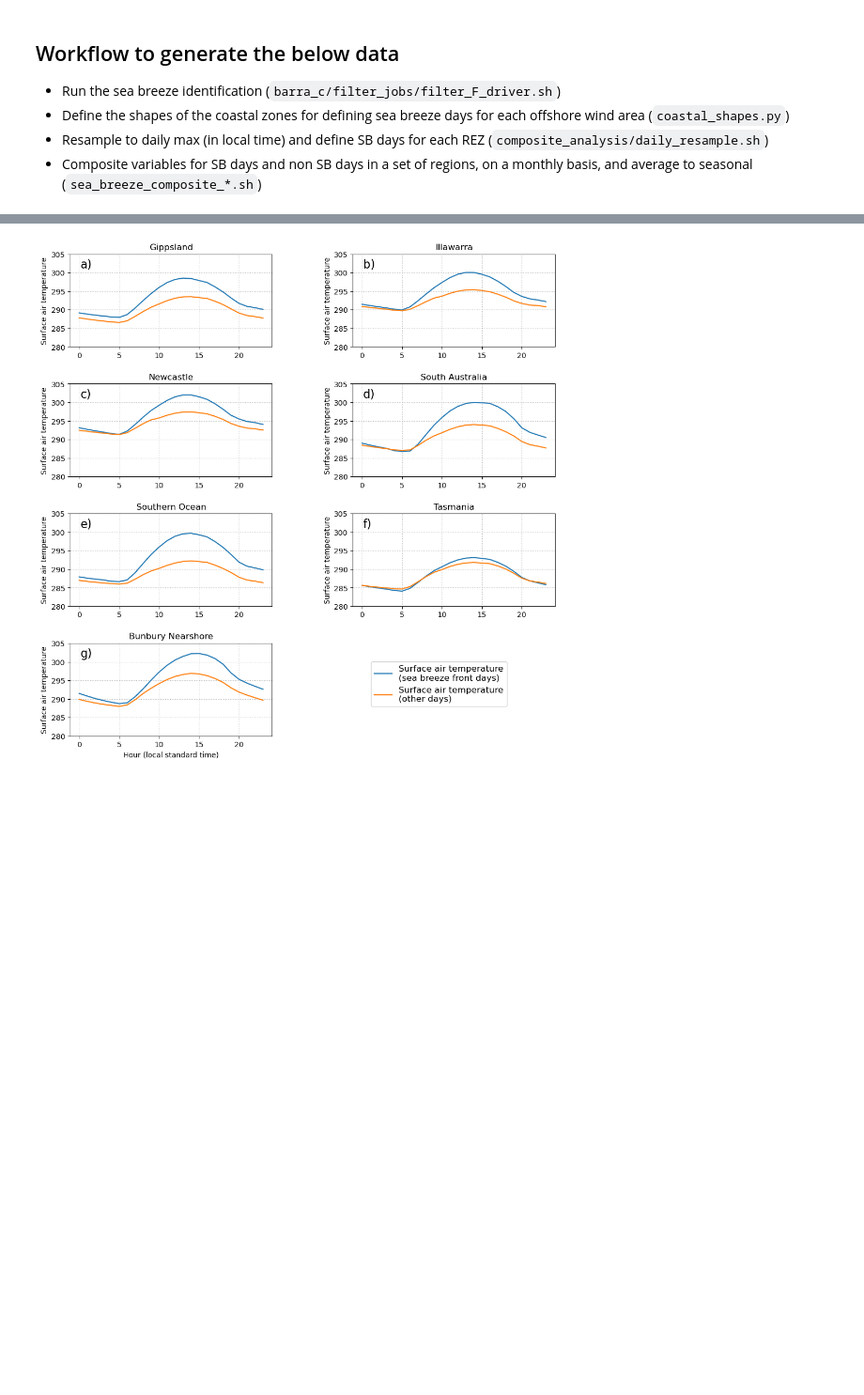
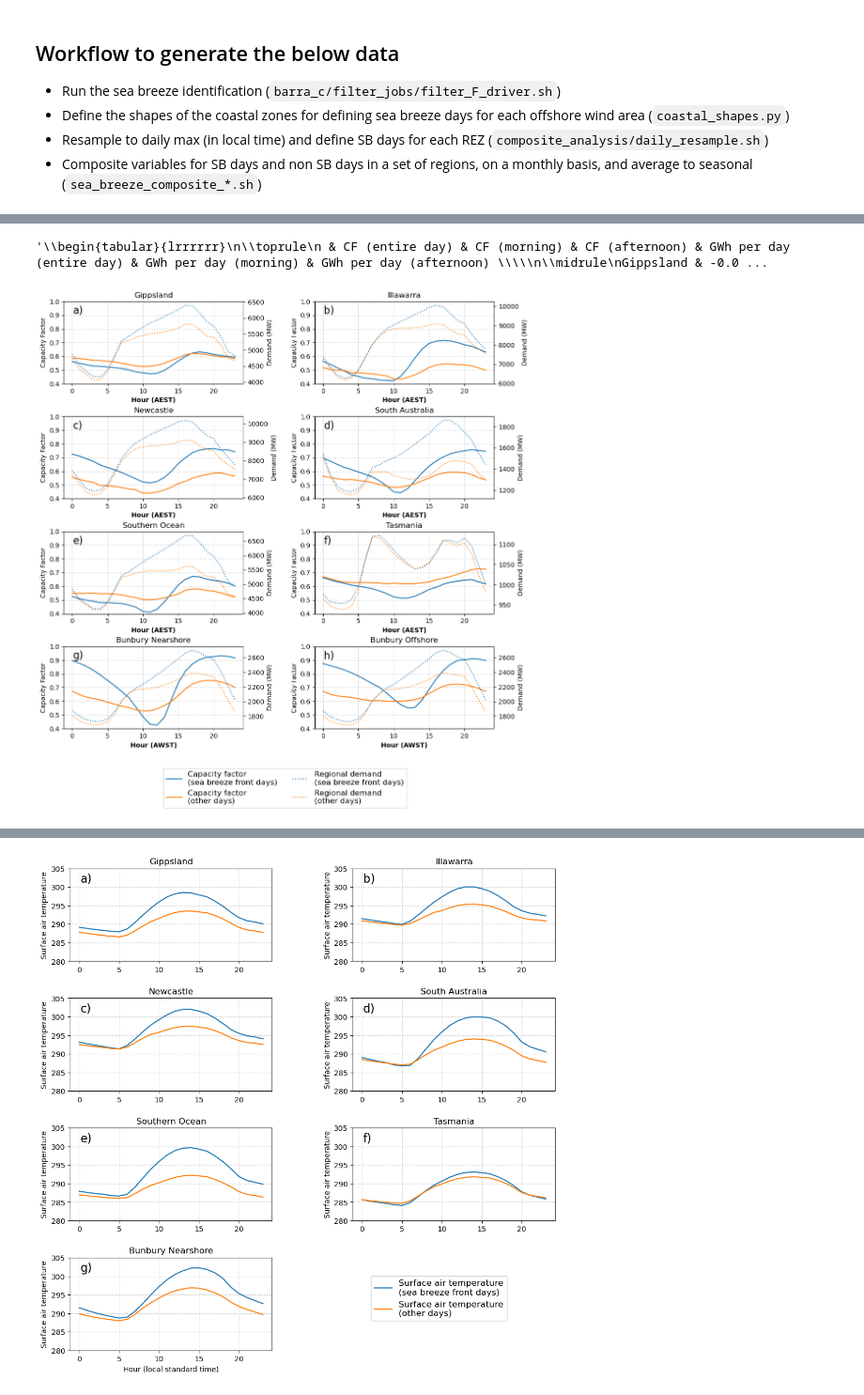
Before and after one commit to andrewbrown31/sea_breeze_analysis, a Jupyter notebook: analysis_notebooks/composite_rez.ipynb, the cells around one changed output, grey strips where cells are left out. Shown at 94% size. Saved outputs shown, nothing was run; the diff lists cells and outputs as text; code cells hidden in the pictures; blank space fills up the shorter version.

Commit message:
Changes for WES paper revisions

```diff
--- a/analysis_notebooks/composite_rez.ipynb
+++ b/analysis_notebooks/composite_rez.ipynb
@@ -25,8 +25,12 @@ def load_composite(region):
     sb = []
     nonsb = []
     for season in ["ANN","DJF","MAM","JJA","SON"]:
-        sb.append(xr.open_dataset("/g/data/ng72/ab4502/hourly_composites/barra_c/barra_c_hourly_sb_composite_"+region+"_"+season+".nc",chunks={}))
-        nonsb.append(xr.open_dataset("/g/data/ng72/ab4502/hourly_composites/barra_c/barra_c_hourly_nonsb_composite_"+region+"_"+season+".nc",chunks={}))
+        try:
+            sb.append(xr.open_dataset("/g/data/ng72/ab4502/hourly_composites/barra_c/barra_c_hourly_sb_composite_"+region+"_"+season+".nc",chunks={}))
+            nonsb.append(xr.open_dataset("/g/data/ng72/ab4502/hourly_composites/barra_c/barra_c_hourly_nonsb_composite_"+region+"_"+season+".nc",chunks={}))
+        except:
+            sb.append(xr.open_dataset("/g/data/ng72/ab4502/hourly_composites/barra_c/barra_c_hourly_sb_composite_"+region+"_"+season+".zarr",chunks={}))
+            nonsb.append(xr.open_dataset("/g/data/ng72/ab4502/hourly_composites/barra_c/barra_c_hourly_nonsb_composite_"+region+"_"+season+".zarr",chunks={}))
 
     sb = xr.concat(sb,dim="season").persist()
     nonsb = xr.concat(nonsb,dim="season").persist()
@@ -61,7 +65,7 @@ sa_sb_days = read_csv("/g/data/ng72/ab4502/sea_breeze_detection/barra_c_smooth_s
 southern_sb_days = read_csv("/g/data/ng72/ab4502/sea_breeze_detection/barra_c_smooth_s2/sb_days/southern.csv")
 tas_sb_days = read_csv("/g/data/ng72/ab4502/sea_breeze_detection/barra_c_smooth_s2/sb_days/tas.csv")
 # %%
-shapes = xr.open_dataset("/g/data/ng72/ab4502/coastline_data/rez_coastal_shapes.nc").sel(lat=gipps_sb.lat,lon=gipps_sb.lon)
+shapes = xr.open_dataset("/g/data/ng72/ab4502/coastline_data/rez_coastal_shapes.nc").sel(lat=southern_sb.lat,lon=southern_sb.lon)
 shapes_bunbury = xr.open_dataset("/g/data/ng72/ab4502/coastline_data/rez_coastal_shapes.nc").sel(lat=bunbury_sb.lat,lon=bunbury_sb.lon)
 # %%
 # shapes_bunbury.bunbury_landsea.plot()
@@ -98,11 +102,6 @@ demand_nsw = pd.concat([load_nemosis(f,"NSW1") for f in tqdm.tqdm(nemosis_files)
 demand_vic = pd.concat([load_nemosis(f,"VIC1") for f in tqdm.tqdm(nemosis_files)],axis=0)
 demand_sa = pd.concat([load_nemosis(f,"SA1") for f in tqdm.tqdm(nemosis_files)],axis=0)
 demand_tas = pd.concat([load_nemosis(f,"TAS1") for f in tqdm.tqdm(nemosis_files)],axis=0)
-# %%
-demand_nsw = demand_nsw.iloc[(np.in1d(demand_nsw.index.month,[12,1,2])) & (demand_nsw.index.year >= 2010) & (demand_nsw.index.year <= 2019)]
-demand_vic = demand_vic.iloc[(np.in1d(demand_vic.index.month,[12,1,2])) & (demand_vic.index.year >= 2010) & (demand_vic.index.year <= 2019)]
-demand_sa = demand_sa.iloc[(np.in1d(demand_sa.index.month,[12,1,2])) & (demand_sa.index.year >= 2010) & (demand_sa.index.year <= 2019)]
-demand_tas = demand_tas.iloc[(np.in1d(demand_tas.index.month,[12,1,2])) & (demand_tas.index.year >= 2010) & (demand_tas.index.year <= 2019)]
 # %%
 def load_wa_demand(path):
     df = pd.read_csv(path)
@@ -114,4 +113,3 @@ def load_wa_demand(path):
 
 wa_demand_files = np.sort(glob.glob("/g/data/ng72/ab4502/wa_demand/operational-demand-*.csv"))
 demand_wa = pd.concat([load_wa_demand(f) for f in tqdm.tqdm(wa_demand_files)],axis=0)
-demand_wa = demand_wa.iloc[(np.in1d(demand_wa.index.month,[12,1,2])) & (demand_wa.index.year >= 2010) & (demand_wa.index.year <= 2019)]
@@ -196,0 +274,57 @@ plt.savefig("/g/data/ng72/ab4502/figs/wind_energy_paper/cf_sb_days.jpeg",bbox_in
+# %%
+tab = pd.DataFrame(
+    {"CF (entire day)":cf_day,
+     "CF (morning)":cf_morn,
+     "CF (afternoon)":cf_arvo,
+     "GWh per day (entire day)":gwh_day,
+     "GWh per day (morning)":gwh_morn,
+     "GWh per day (afternoon)":gwh_arvo},
+    index=["Gippsland","Illawarra","Newcastle","Southern Ocean","South Australia","Tasmania","Bunbury Nearshore","Bunbury Offshore"])
+
+tab.to_latex(float_format="%.3f")
+# %% [output]
+'\\begin{tabular}{lrrrrrr}\n\\toprule\n & CF (entire day) & CF (morning) & CF (afternoon) & GWh per day (entire day) & GWh per day (morning) & GWh per day (afternoon) \\\\\n\\midrule\nGippsland & -0.0 ...
+# %%
+fig=plt.figure(figsize=[12,12])
+
+ax=plt.subplot(4,2,1)
+plot(shapes["rez_mask"]==27, gipps_sb, gipps_non_sb, "cf", demand=demand_vic, sb_days=gipps_sb_days, title="Gippsland", letter="a",ylab1=True,ylab2=True)
+ax.set_xlabel("Hour (AEST)", fontweight='bold')
+
+ax=plt.subplot(4,2,2)
+plot(shapes["rez_mask"]==19, illawarra_sb, illawara_non_sb, "cf",title="Illawarra", demand=demand_nsw, sb_days=illawara_sb_days, letter="b",ylab1=True,ylab2=True)
+ax.set_xlabel("Hour (AEST)", fontweight='bold')
+
+ax=plt.subplot(4,2,3)
+plot(shapes["rez_mask"]==18, newcastle_sb, newcastle_non_sb, "cf",title="Newcastle", demand=demand_nsw, sb_days=newcastle_sb_days, letter="c",ylab1=True,ylab2=True)
+ax.set_xlabel("Hour (AEST)", fontweight='bold')
+
+ax=plt.subplot(4,2,4)
+plot(shapes["rez_mask"]==38, sa_sb, sa_non_sb, "cf",title="South Australia", demand=demand_sa, sb_days=sa_sb_days, letter="d",ylab1=True,ylab2=True)
+ax.set_xlabel("Hour (AEST)", fontweight='bold')
+
+ax=plt.subplot(4,2,5)
+plot(shapes["rez_mask"]==28, southern_sb, southern_non_sb, "cf",title="Southern Ocean", demand=demand_vic, sb_days=southern_sb_days, letter="e",ylab1=True,ylab2=True)
+ax.set_xlabel("Hour (AEST)", fontweight='bold')
+
+ax=plt.subplot(4,2,6)
+l1,l2,l3,l4=plot(shapes["rez_mask"]==42, tas_sb, tas_non_sb, "cf", demand=demand_tas, title="Tasmania", sb_days=tas_sb_days, letter="f",ylab1=True,ylab2=True)
+ax.set_xlabel("Hour (AEST)", fontweight='bold')
+
+ax=plt.subplot(4,2,7)
+plot(shapes_bunbury["rez_mask"]==43, bunbury_sb, bunbury_non_sb, "cf", demand=demand_wa, title="Bunbury Nearshore", sb_days=bunbury_sb_days, letter="g",ylab1=True,ylab2=True)
+ax.set_xlabel("Hour (AWST)", fontweight='bold')
+
+ax=plt.subplot(4,2,8)
+plot(shapes_bunbury["rez_mask"]==44, bunbury_sb, bunbury_non_sb, "cf",demand=demand_wa, title="Bunbury Offshore", sb_days=bunbury_sb_days, letter="h",ylab1=True,ylab2=True)
+ax.set_xlabel("Hour (AWST)", fontweight='bold')
+
+fig.legend([l1[0],l2[0],l3[0],l4[0]],
+           ["Capacity factor\n(sea breeze front days)","Capacity factor\n(other days)","Regional demand\n(sea breeze front days)","Regional demand\n(other days)"],
+           loc="lower right", bbox_to_anchor=[0.75,-0.04],ncols=2,fontsize="large")
+
+plt.subplots_adjust(hspace=0.4,wspace=0.4)
+
+plt.savefig("/g/data/ng72/ab4502/figs/wind_energy_paper/cf_sb_days.jpeg",bbox_inches="tight",dpi=300)
+# %% [output]
+[figure, added]
```
Also changed, not shown: parts of 11 cells of this notebook, 19 other files.
